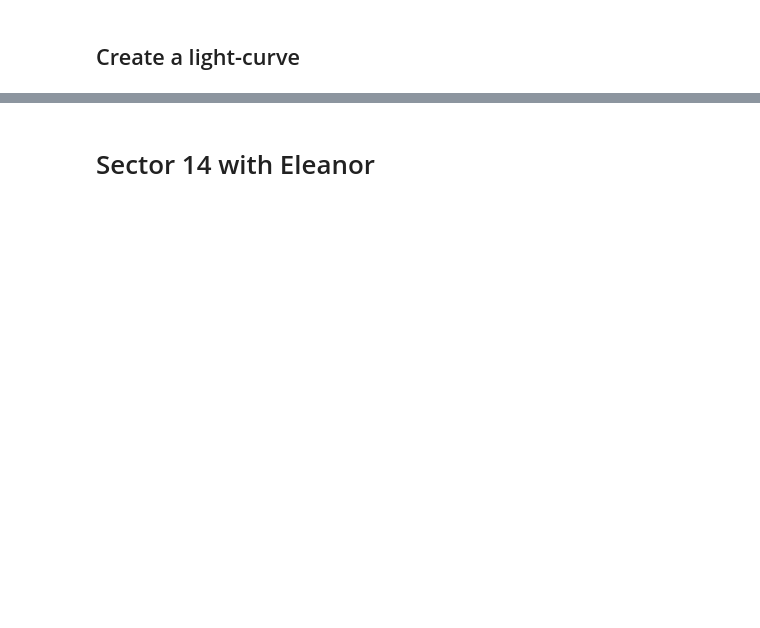
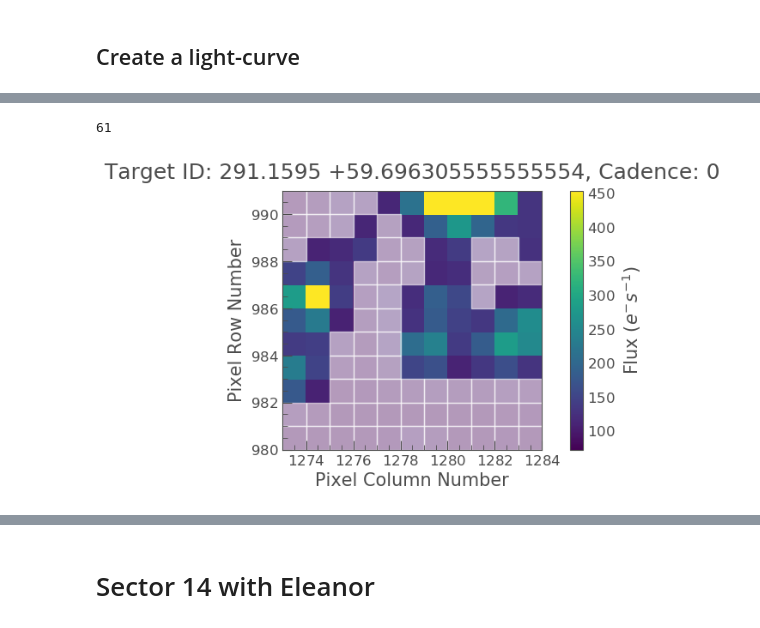
Before and after one commit to manuelmarcano22/TESSOutburst, a Jupyter notebook: KL Dra.ipynb, the cells around one changed output, grey strips where cells are left out. Drawn from its saved outputs; the diff is of its cells as text; code cells hidden in the pictures; blank space fills up the shorter version.

```diff
--- a/KL Dra.ipynb
+++ b/KL Dra.ipynb
@@ -52,7 +67,10 @@ target_lc.plot(label='Target + background');
 # %%
-background_mask = ~tpf.create_threshold_mask(threshold=0.0001, reference_pixel=None)
+background_mask = ~tpf.create_threshold_mask(threshold=0.00001, reference_pixel=None)
 tpf.plot(aperture_mask=background_mask, mask_color='w');
 n_background_pixels = background_mask.sum()
 print(n_background_pixels)
+# %% [output]
+61
+[figure, added]
 # %%
 tpf.interact_sky()
```
Also changed, not shown: parts of 16 cells of this notebook, 7 other files.
